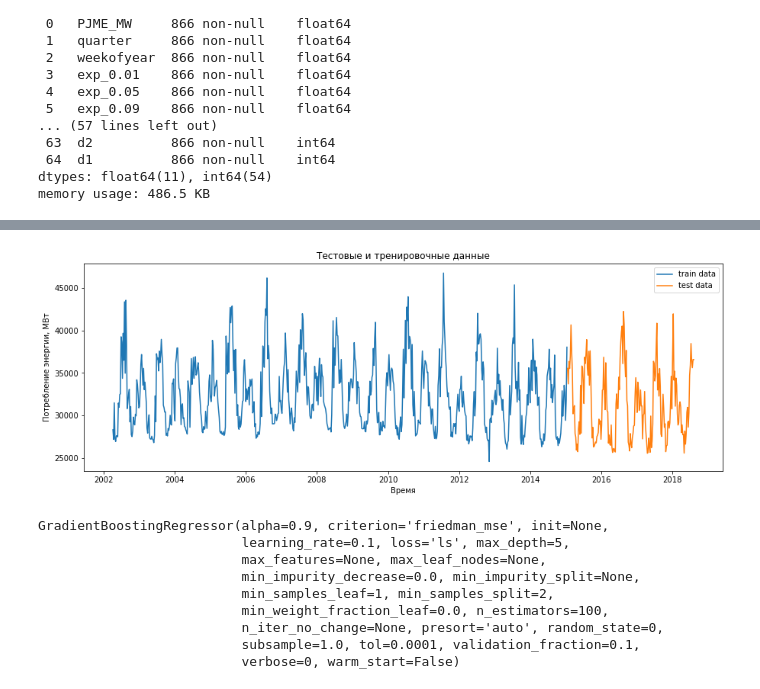
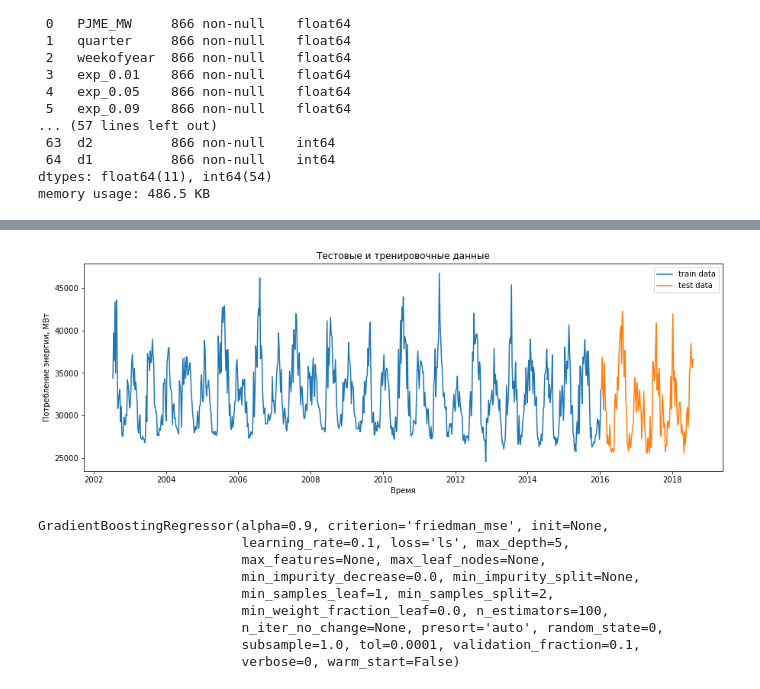
Before and after one commit to alila5/MLforB, a Jupyter notebook: HW_04_IvanovAL_MLforB.ipynb, the cells around one changed output, grey strips where cells are left out. Saved outputs shown, nothing was run; the diff lists cells and outputs as text; code cells hidden in the pictures.

```diff
--- a/HW_04_IvanovAL_MLforB.ipynb
+++ b/HW_04_IvanovAL_MLforB.ipynb
@@ -164,20 +168,20 @@ data.head(55)
 # %%
 h = 4
-train, test = split_data( data[13:], '15-01-2015')
+train, test = split_data( data[p:], '15-01-2016' )
 X_train_h4 = train.iloc[:-h, :]
 y_train_h4 = train['PJME_MW'].values[h:]
 X_test_h4 = test.iloc[:-h, :]
 y_test = test['PJME_MW'].values[h:]
 plt.figure( figsize=( 15, 5 ))
 plt.xlabel('Время')
 plt.ylabel('Потребление энергии, МВт')
 plt.plot(train.index.get_level_values('Date'),train['PJME_MW'], label='train data' )
 plt.plot(test.index.get_level_values('Date'),test['PJME_MW'], label='test data')
 plt.title( 'Тестовые и тренировочные данные' )
 plt.legend()
 plt.show()
 # %% [output]
-[figure, old version]
+[figure, new version]
 # %%
 from sklearn.ensemble import GradientBoostingRegressor
 # %%
```
Also changed, not shown: parts of 23 cells of this notebook.
